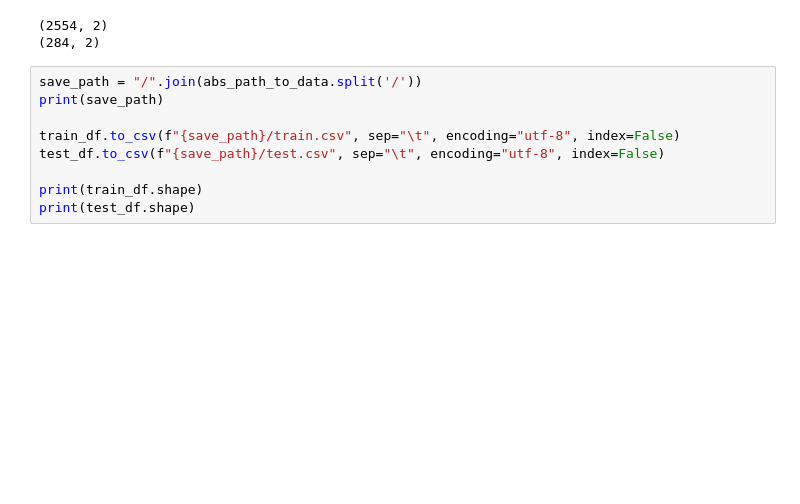
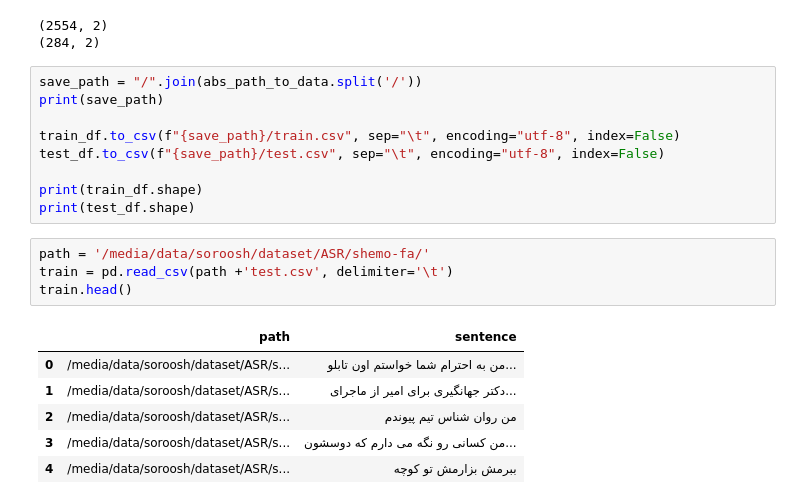
Before and after one commit to zlab-foss/Wav2Vec2-XLSR-Finetune, a Jupyter notebook: prepare data.ipynb, the cells around one changed output. Drawn from its saved outputs; the diff is of its cells as text; blank space fills up the shorter version.

```diff
--- a/prepare data.ipynb
+++ b/prepare data.ipynb
@@ -327,3 +394,14 @@ test_df.to_csv(f"{save_path}/test.csv", sep="\t", encoding="utf-8", index=False)
 
 print(train_df.shape)
 print(test_df.shape)
+# %%
+path = '/media/data/soroosh/dataset/ASR/shemo-fa/'
+train = pd.read_csv(path +'test.csv', delimiter='\t')
+train.head()
+# %% [output]
+|  | path | sentence |
+| 0 | /media/data/soroosh/dataset/ASR/s... | من به احترام شما خواستم اون تابلو... |
+| 1 | /media/data/soroosh/dataset/ASR/s... | دکتر جهانگیری برای امیر از ماجرای... |
+| 2 | /media/data/soroosh/dataset/ASR/s... | من روان شناس تیم پیوندم |
+| 3 | /media/data/soroosh/dataset/ASR/s... | من کسانی رو نگه می دارم که دوسشون... |
+| 4 | /media/data/soroosh/dataset/ASR/s... | ببرمش بزارمش تو کوچه |
```
Also changed, not shown: parts of 14 cells of this notebook, 5 other files.
